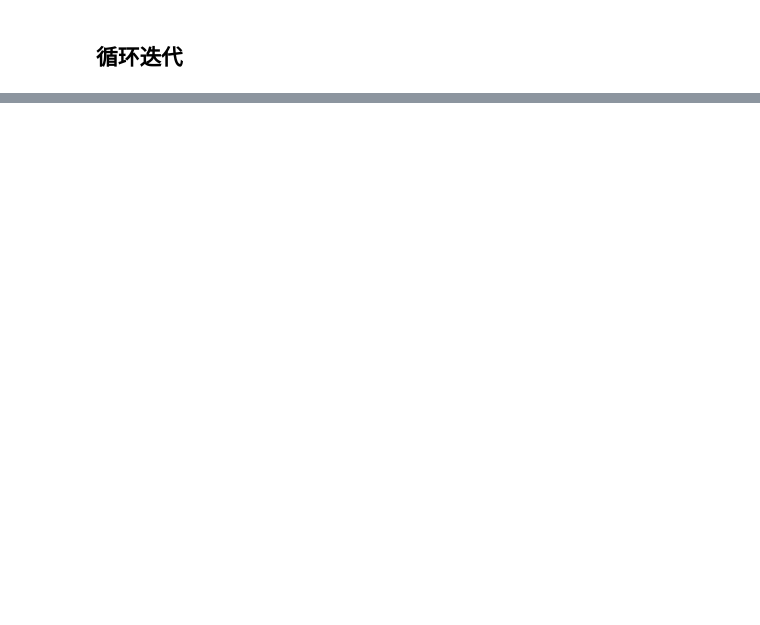
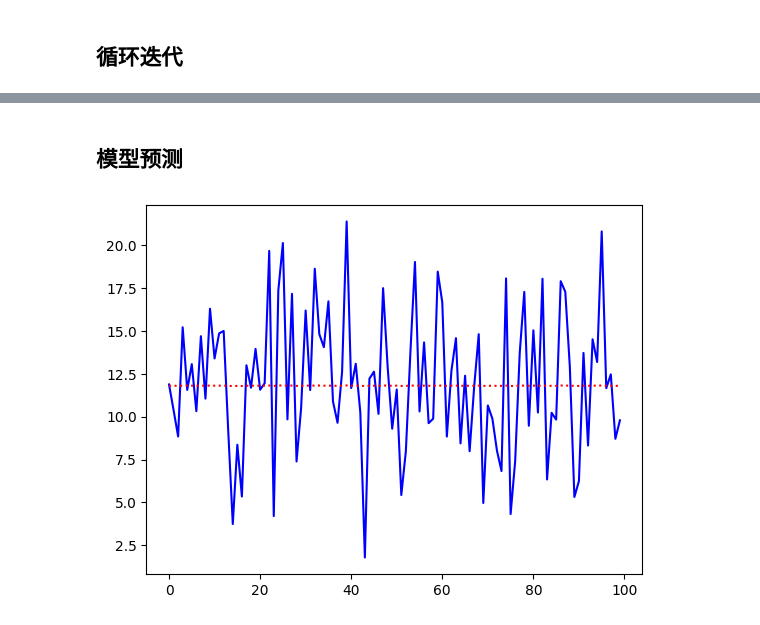
Before and after one commit to abubrak/data_fenxi, a Jupyter notebook: 深度学习/torch2.ipynb, the cells around one changed output, grey strips where cells are left out. Saved outputs shown, nothing was run; the diff lists cells and outputs as text; code cells hidden in the pictures; blank space fills up the shorter version.

```diff
--- a/深度学习/torch2.ipynb
+++ b/深度学习/torch2.ipynb
@@ -123,0 +124,4 @@ plt.show
+# %%
+XBP=torch.randn((100,3))
+YBP=torch.sum(XBP*torch.tensor([1,2,3])+4,axis=1)#设置线性模型
+XBP.shape,YBP.shape
@@ -123,0 +137,8 @@ plt.show
+# %%
+BPmodel=nn.Sequential(
+nn.Linear(3,100),   #输入神经元个数，隐层神经元个数
+nn.Softmax(),
+nn.Linear(100,1)    #隐层神经元个数，输出神经元个数
+)
+loss_mes=nn.MSELoss()
+optimizer=optim.SGD(BPmodel.parameters(),lr=0.001)
@@ -123,0 +179,10 @@ plt.show
+# %% [markdown]
+## 模型预测
+# %%
+output=BPmodel(XBP)
+plt.figure()
+plt.plot(YBP.numpy(),'b-')
+plt.plot(output.detach().numpy(),'r:')
+plt.show()
+# %% [output]
+[figure, added]
```
Also changed, not shown: parts of 8 cells of this notebook, 13 other files.
